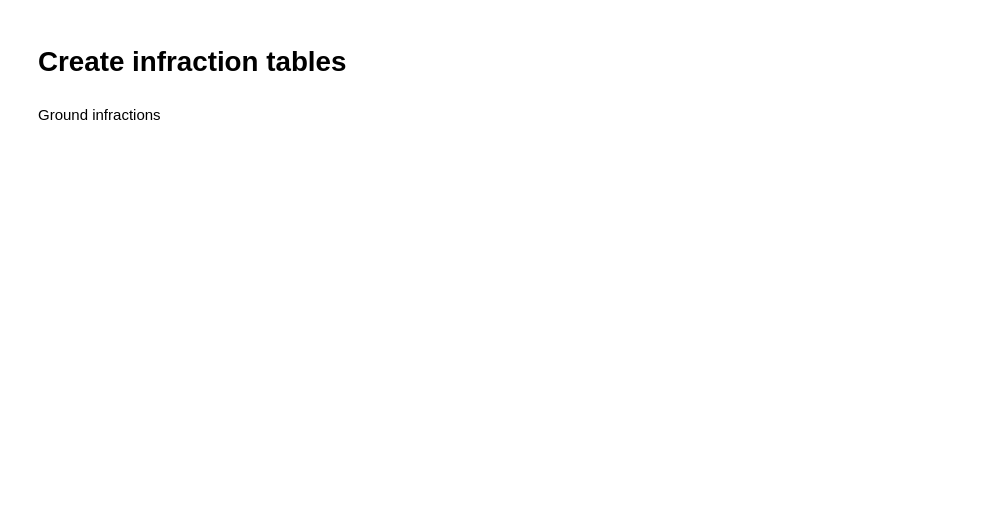
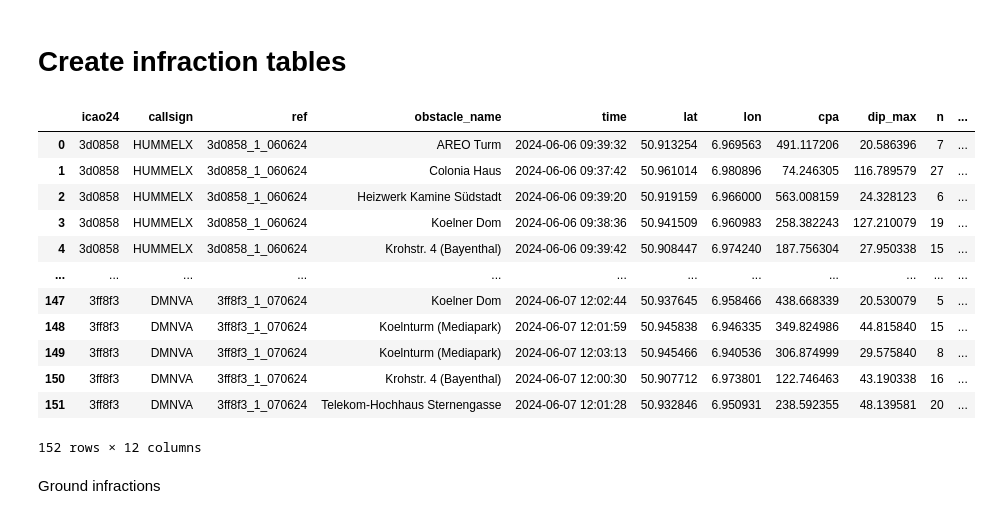
Before and after one commit to DME-3/Low-Alt-Obstacle-Check, a Jupyter notebook: OSN_to_PythonAnywhere.ipynb, the cells around one changed output. Drawn from its saved outputs; the diff is of its cells as text; code cells hidden in the pictures; blank space fills up the shorter version.

```diff
--- a/OSN_to_PythonAnywhere.ipynb
+++ b/OSN_to_PythonAnywhere.ipynb
@@ -418,14 +420,16 @@ inf_grouped = inf_pt_df.groupby(['ref', 'closest_obst_name', 'group'])
 inf_min_dist = inf_grouped.apply(lambda x: x.loc[x['dist_to_obs'].idxmin()]).reset_index(drop=True)
 inf_max_dip = inf_grouped['dip'].max().reset_index()
 
+group_size = inf_grouped.size().reset_index(name='n')
+
 inf_result = inf_min_dist[['icao24', 'callsign', 'group', 'ref', 'closest_obst_name', 'time', 'lat', 'lon', 'dist_to_obs']].copy()
 inf_result = inf_result.merge(inf_max_dip, on=['ref', 'closest_obst_name', 'group'])
+inf_result = inf_result.merge(group_size, on=['ref', 'closest_obst_name', 'group'])
 
-inf_result.rename(columns={'dist_to_obs': 'cpa', 'dip': 'max_dip'}, inplace=True)
+inf_result.rename(columns={'dist_to_obs': 'cpa', 'dip': 'dip_max', 'closest_obst_name': 'obstacle_name'}, inplace=True)
 
 inf_result['entry_count'] = inf_result.groupby('ref').cumcount()
-inf_result['unique_ref'] = inf_result['ref'].astype(str) + '_' + inf_result['entry_count'].astype(str)
-
+inf_result['inf_ref'] = inf_result['ref'].astype(str) + '_' + inf_result['entry_count'].astype(str)
 
 inf_result['url'] = inf_result.apply(lambda row: "https://globe.adsbexchange.com/?icao=%s&lat=50.928&lon=6.947&zoom=13.2&showTrace=%s&timestamp=%s" % (
     row['icao24'],
@@ -435,7 +439,23 @@ inf_result['url'] = inf_result.apply(lambda row: "https://globe.adsbexchange.com
 
 inf_result = inf_result.reset_index(drop=True)
 
-inf_result = inf_result.drop(columns=['entry_count'])
+inf_result = inf_result.drop(columns=['entry_count', 'group'])
+# %%
+inf_result
+# %% [output]
+|  | icao24 | callsign | ref | obstacle_name | time | lat | lon | cpa | dip_max | n | ... |
+| 0 | 3d0858 | HUMMELX | 3d0858_1_060624 | AREO Turm | 2024-06-06 09:39:32 | 50.913254 | 6.969563 | 491.117206 | 20.586396 | 7 | ... |
+| 1 | 3d0858 | HUMMELX | 3d0858_1_060624 | Colonia Haus | 2024-06-06 09:37:42 | 50.961014 | 6.980896 | 74.246305 | 116.789579 | 27 | ... |
+| 2 | 3d0858 | HUMMELX | 3d0858_1_060624 | Heizwerk Kamine Südstadt | 2024-06-06 09:39:20 | 50.919159 | 6.966000 | 563.008159 | 24.328123 | 6 | ... |
+| 3 | 3d0858 | HUMMELX | 3d0858_1_060624 | Koelner Dom | 2024-06-06 09:38:36 | 50.941509 | 6.960983 | 258.382243 | 127.210079 | 19 | ... |
+| 4 | 3d0858 | HUMMELX | 3d0858_1_060624 | Krohstr. 4 (Bayenthal) | 2024-06-06 09:39:42 | 50.908447 | 6.974240 | 187.756304 | 27.950338 | 15 | ... |
+| ... | ... | ... | ... | ... | ... | ... | ... | ... | ... | ... | ... |
+| 147 | 3ff8f3 | DMNVA | 3ff8f3_1_070624 | Koelner Dom | 2024-06-07 12:02:44 | 50.937645 | 6.958466 | 438.668339 | 20.530079 | 5 | ... |
+| 148 | 3ff8f3 | DMNVA | 3ff8f3_1_070624 | Koelnturm (Mediapark) | 2024-06-07 12:01:59 | 50.945838 | 6.946335 | 349.824986 | 44.815840 | 15 | ... |
+| 149 | 3ff8f3 | DMNVA | 3ff8f3_1_070624 | Koelnturm (Mediapark) | 2024-06-07 12:03:13 | 50.945466 | 6.940536 | 306.874999 | 29.575840 | 8 | ... |
+| 150 | 3ff8f3 | DMNVA | 3ff8f3_1_070624 | Krohstr. 4 (Bayenthal) | 2024-06-07 12:00:30 | 50.907712 | 6.973801 | 122.746463 | 43.190338 | 16 | ... |
+| 151 | 3ff8f3 | DMNVA | 3ff8f3_1_070624 | Telekom-Hochhaus Sternengasse | 2024-06-07 12:01:28 | 50.932846 | 6.950931 | 238.592355 | 48.139581 | 20 | ... |
+152 rows × 12 columns
 # %% [markdown]
 Ground infractions
 # %%
```
Also changed, not shown: parts of 8 cells of this notebook, 1 other file.
